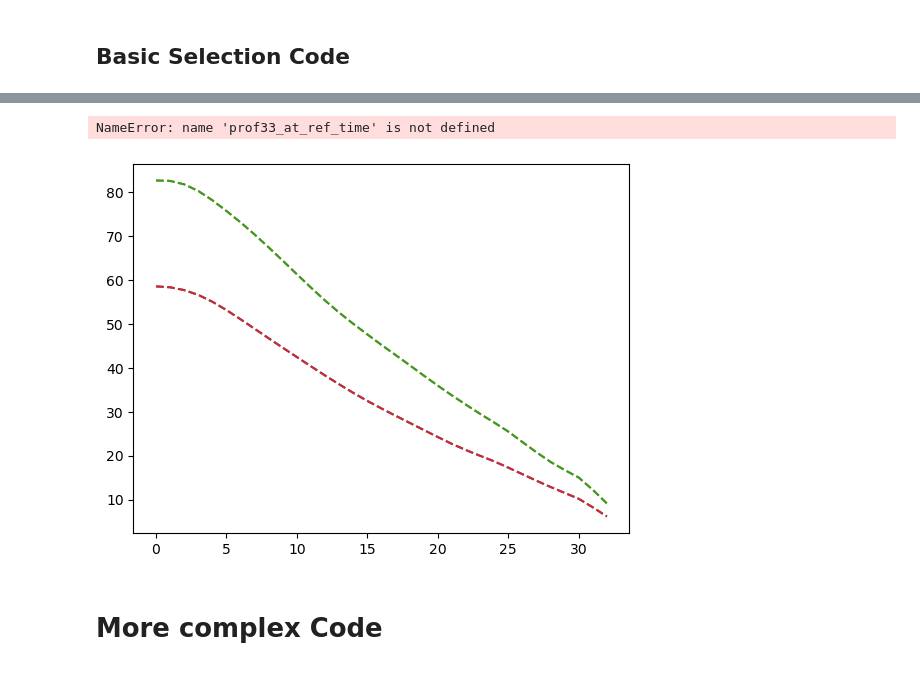
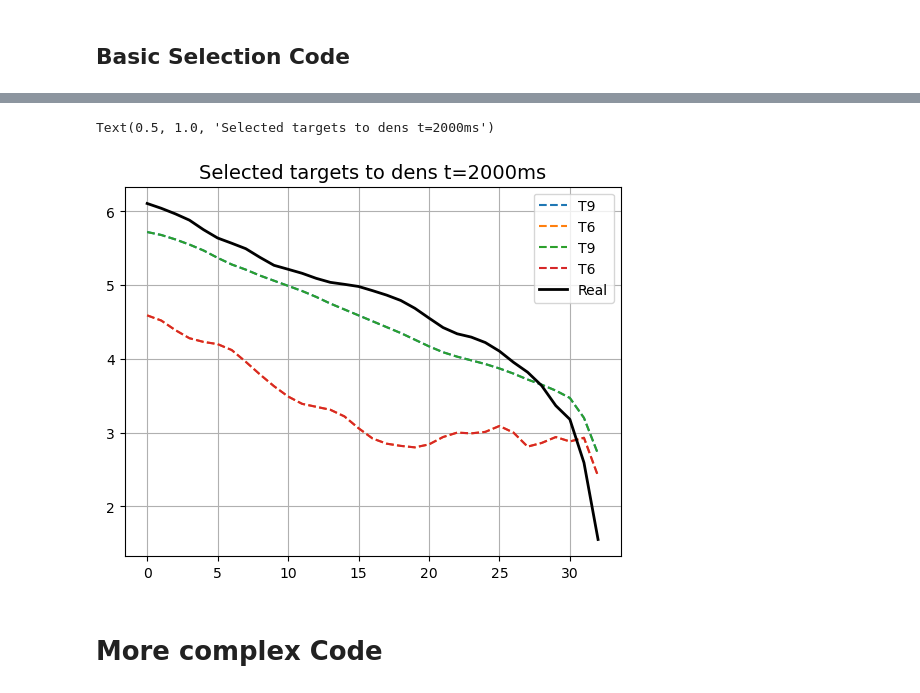
Before and after one commit to rohit-sonker/rl_prof_control_exp, a Jupyter notebook: real-time_selection.ipynb, the cells around one changed output, grey strips where cells are left out. Cells and saved outputs as stored; diff of their text form; code cells hidden in the pictures.

Commit message:
plots for neurips

```diff
--- a/real-time_selection.ipynb
+++ b/real-time_selection.ipynb
@@ -212,16 +291,16 @@ def convert_profiles_101_to_33(profiles_101):
 ## FILL THIS CELL###
 
 
-shot = 206586
-prof_type = 'etemp'  # ['rot', 'dens', 'pres', 'etemp']
+shot = 206593
+prof_type = 'rot'  # ['rot', 'dens', 'pres', 'etemp']
 
 #idxs should be between 1 and 15 (inclusive)
-true_target_indxs = [6, 10, 5, 6]  # idices of selected targets
+true_target_indxs = [6,11,11,6]  # idices of selected targets
 selected_target_idxs = [i-1 for i in true_target_indxs]  # idices of selected targets
 targets_set_time = [1500, 2500, 3500, 4000, 5000]  # [start flattop time/target1 start_t, target2 start_t, target3 start_t, end flattop time]
 
-
-tau = 20
+dt = 20.0
+tau = 20.0
 rad_idxs_to_analyze = [0, 5, 10, 15, 20, 25, 30]  # radius positions to examine
 # %%
 assert len(selected_target_idxs) == len(targets_set_time) - 1, "Number of target indices must be one less than number of target set times."
@@ -283,10 +362,10 @@ pres_profiles_33 = convert_profiles_101_to_33(pres_profiles)
 etemp_profiles_33 = convert_profiles_101_to_33(etemp_profiles)
 
 #smoothening with low-pass filter
-rot_profiles_33 = apply_lp_filter(rot_profiles_33, dt=20.0, tau=tau)
-dens_profiles_33 = apply_lp_filter(dens_profiles_33, dt=20.0, tau=tau)
-pres_profiles_33 = apply_lp_filter(pres_profiles_33, dt=20.0, tau=tau)
-etemp_profiles_33 = apply_lp_filter(etemp_profiles_33, dt=20.0, tau=tau)
+rot_profiles_33 = apply_lp_filter(rot_profiles_33, dt=dt, tau=tau)
+dens_profiles_33 = apply_lp_filter(dens_profiles_33, dt=dt, tau=tau)
+pres_profiles_33 = apply_lp_filter(pres_profiles_33, dt=dt, tau=tau)
+etemp_profiles_33 = apply_lp_filter(etemp_profiles_33, dt=dt, tau=tau)
 
 print(dens_profiles_33.shape, rot_profiles_33.shape, pres_profiles_33.shape, etemp_profiles_33.shape)
 
@@ -480,18 +582,18 @@ Text(0.5, 1.0, '15 targets to pres t=2000ms')
 # %%
-picked_indices = [4, 7, 7,4]
+picked_indices = [9, 6, 9,6]
 
 # rot_targets = [12,7,7,12]
 
 for idx in picked_indices:
     plt.plot(all_targets[idx-1], label=f'T{idx}', linestyle='--')
 
 plt.plot(prof33_at_ref_time, label=f'Real', color='k', linewidth=2)
 plt.legend()
 plt.grid()
 plt.title(f"Selected targets to {prof_type} t={ref_time}ms", fontsize=14)
 # %% [output]
-NameError: name 'prof33_at_ref_time' is not defined
+Text(0.5, 1.0, 'Selected targets to dens t=2000ms')
-[figure, old version]
+[figure, new version]
 # %% [markdown]
 # More complex Code
 # %% [markdown]
```
Also changed, not shown: parts of 11 cells of this notebook, 20 other files.
